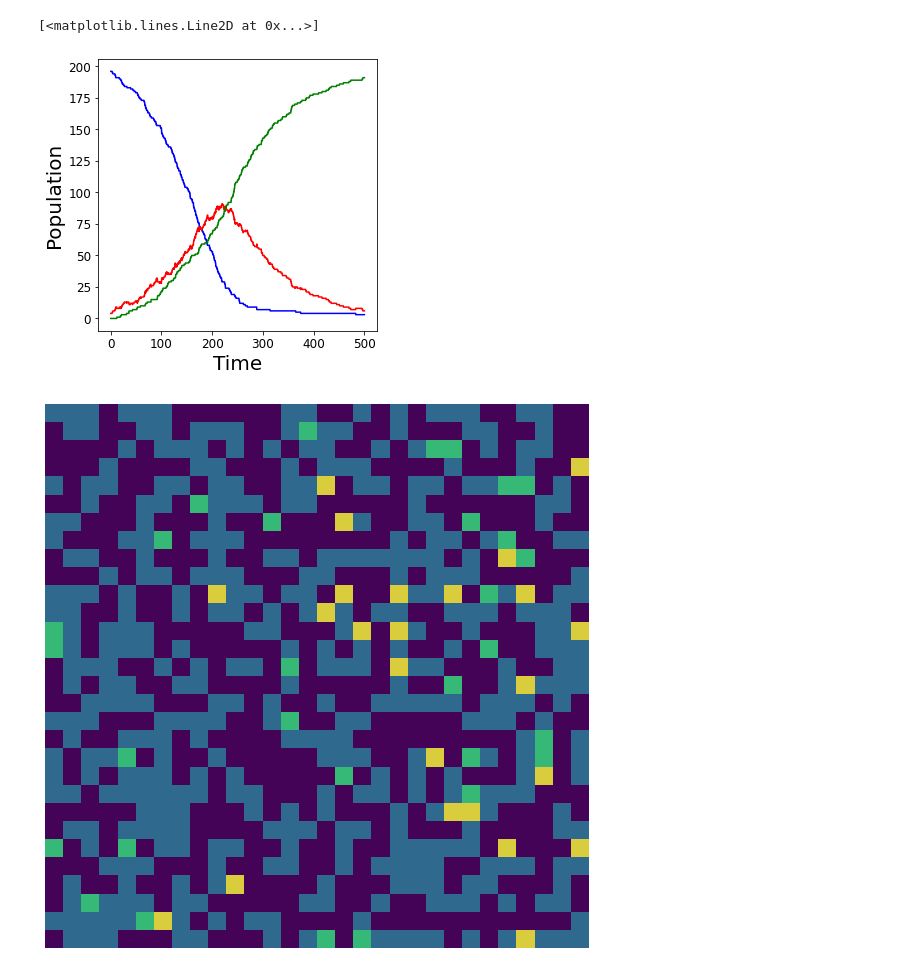
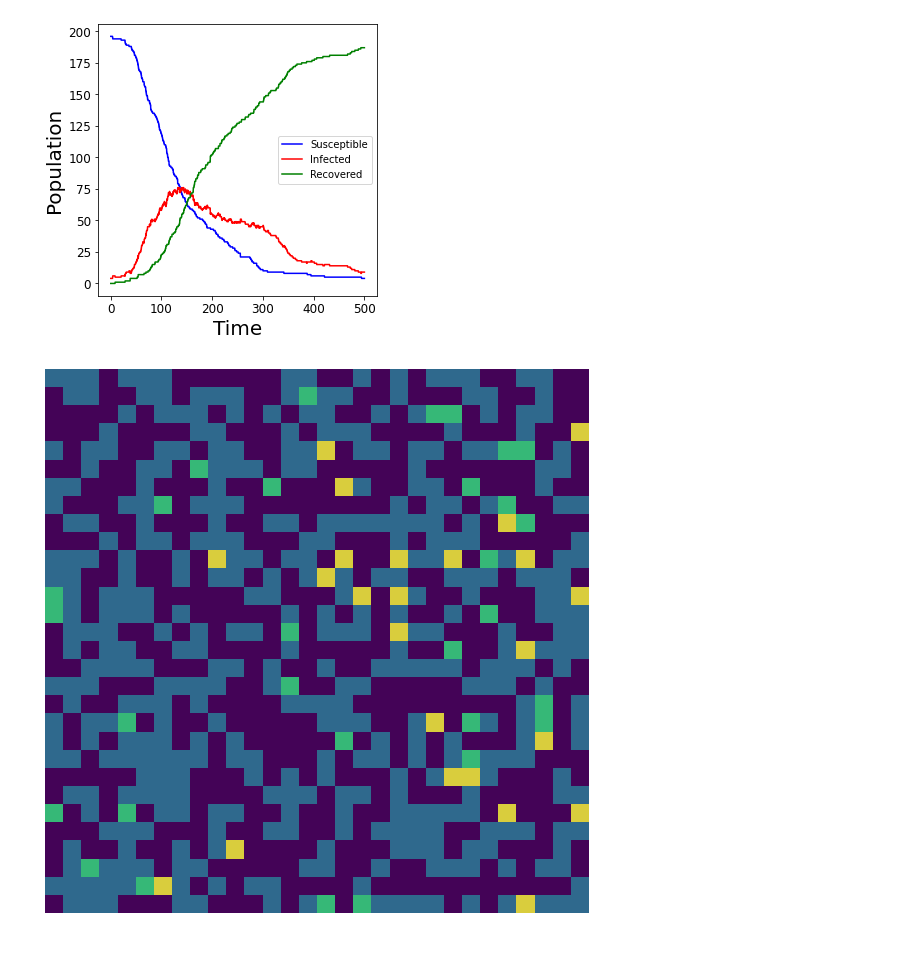
Before and after one commit to danHarold/m2r-project, a Jupyter notebook: m2r_project.ipynb, the cells around one changed output. Saved outputs shown, nothing was run; the diff lists cells and outputs as text; code cells hidden in the pictures.

```diff
--- a/m2r_project.ipynb
+++ b/m2r_project.ipynb
@@ -62,7 +63,7 @@ def get_random_agent_location(lattice, infectedOnly=False):
     location = (individuals[0][random_individual_index], individuals[1][random_individual_index])
     return location
 # %%
-def SIR_ABM(pi = 0.1, pm = 1.0, pr = 0.01, n = 20, s0 = 0.49, i0 = 0.01, r0 = 0.00, snapshot_num = 600):
+def SIR_ABM(pi = 0.1, pm = 1.0, pr = 0.01, n = 20, T=5, s0 = 0.49, i0 = 0.01, r0 = 0.00, snapshot_num = 60):
 
     #initialise array with individuals (S = 1, I = 2, R = 3)
     #1d array with required number of individuals
@@ -70,6 +71,7 @@ def SIR_ABM(pi = 0.1, pm = 1.0, pr = 0.01, n = 20, s0 = 0.49, i0 = 0.01, r0 = 0.
     S_num = int(np.ceil(s0 * n**2))
     I_num = int(np.ceil(i0 * n**2))
     R_num = int(np.ceil(r0 * n**2))
+    total = S_num+I_num+R_num
     A[:S_num] = 1
     A[S_num:S_num+I_num] = 2
     A[S_num + I_num:S_num + I_num + R_num] = 3
@@ -79,7 +81,7 @@ def SIR_ABM(pi = 0.1, pm = 1.0, pr = 0.01, n = 20, s0 = 0.49, i0 = 0.01, r0 = 0.
 
     #time
     t = 0
-    max_time = 5/pr
+    max_time = T/pr
 
     #lists, st is list of indexes of snapshot times, so that t[st[i]] gives time of i'th snapshot of A
     t_list = [t]
@@ -118,6 +120,7 @@ def SIR_ABM(pi = 0.1, pm = 1.0, pr = 0.01, n = 20, s0 = 0.49, i0 = 0.01, r0 = 0.
         S_num = np.sum(A==1)
         I_num = np.sum(A==2)
         R_num = np.sum(A==3)
+        total = S_num+I_num+R_num
 
         t_list.append(t)
         S_list.append(S_num)
@@ -131,19 +134,20 @@ def SIR_ABM(pi = 0.1, pm = 1.0, pr = 0.01, n = 20, s0 = 0.49, i0 = 0.01, r0 = 0.
     return S_list, I_list, R_list, t_list, A_list, st_list
 # %%
 #plot SIR graph
-S, I, R, t, A, st = SIR_ABM(n=20)
-
+pr = 0.01
+S, I, R, t, A, st = SIR_ABM(n=20, pr=pr)
+t = np.array(t)
 fig = plt.figure(figsize=(5,5))
 ax = fig.add_subplot()
 ax.set_xlabel('Time', fontsize=20)
 ax.set_ylabel('Population', fontsize=20)
 ax.tick_params(axis='both', labelsize=12)
-ax.plot(t[::4],S[::4], 'blue')
-ax.plot(t[::4],I[::4], 'red')
-ax.plot(t[::4],R[::4], 'green')
+susc, = ax.plot(t[::4],S[::4], 'b', label='Susceptible')
+inf, = ax.plot(t[::4],I[::4], 'r', label='Infected')
+rec, = ax.plot(t[::4],R[::4], 'g', label='Recovered')
+legend = ax.legend()
 # %% [output]
-[<matplotlib.lines.Line2D at 0x...>]
-[figure, old version]
+[figure, new version]
 # %%
 ##anim lattice
 #for large n, snapshot_num, will take a long time
```
Also changed, not shown: parts of 9 cells of this notebook.
